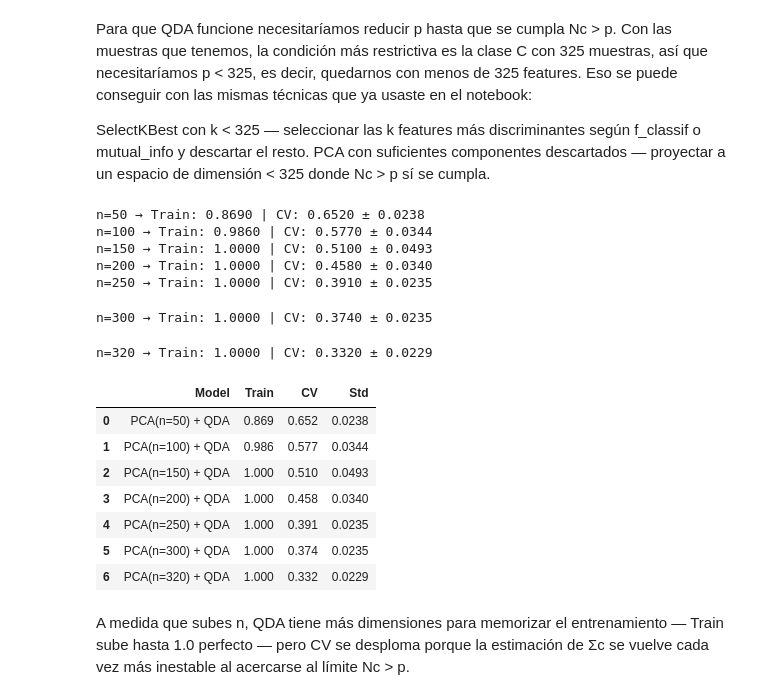
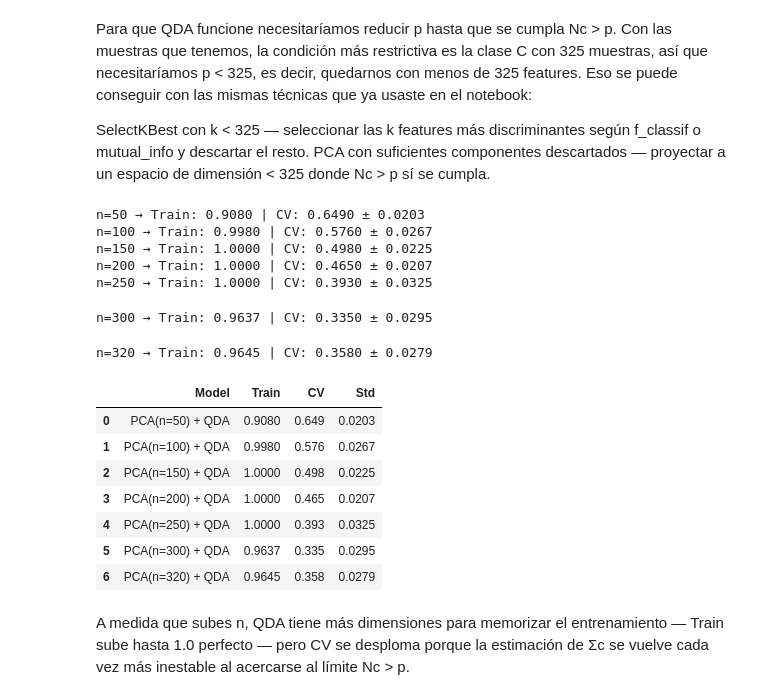
Before and after one commit to lauragagonzalez/SegundaPracticaAAII, a Jupyter notebook: analisisdiscriminatorio.ipynb, the cells around one changed output. Saved outputs shown, nothing was run; the diff lists cells and outputs as text; code cells hidden in the pictures.

```diff
--- a/analisisdiscriminatorio.ipynb
+++ b/analisisdiscriminatorio.ipynb
@@ -524,3 +524,42 @@ train, mean, std = evaluate(lda_final, X, y)
 print(f"LDA final → Train: {train:.4f} | CV: {mean:.4f} ± {std:.4f}")
 # %% [output]
 LDA final → Train: 0.7642 | CV: 0.7630 ± 0.0238
+# %%
+from sklearn.pipeline import Pipeline
+from sklearn.preprocessing import PowerTransformer, StandardScaler, RobustScaler
+from sklearn.discriminant_analysis import LinearDiscriminantAnalysis
+from sklearn.feature_selection import SelectKBest, mutual_info_classif, f_classif
+from sklearn.model_selection import GridSearchCV
+
+# Pipeline base
+pipe = Pipeline([
+    ("scaler", PowerTransformer()),
+    ("reduce", SelectKBest()),
+    ("lda", LinearDiscriminantAnalysis(solver="lsqr"))
+])
+
+# Grid de parámetros (CORRECTO)
+param_grid = {
+    "scaler": [StandardScaler(), RobustScaler()],
+    "reduce": [SelectKBest(f_classif), SelectKBest(mutual_info_classif)],
+    "reduce__k": [5, 10, 15, 20, 25, 30, 100, 200, 300, "all"],
+    "lda__shrinkage": [0.0, 0.3, 0.5, 0.7, 0.9, 0.95, 0.98, 1.0]
+}
+
+# Grid Search
+grid = GridSearchCV(
+    pipe,
+    param_grid,
+    cv=cv,
+    scoring="accuracy",
+    n_jobs=-1
+)
+
+grid.fit(X, y)
+best_model = grid.best_estimator_
+
+train_acc, cv_acc, cv_std = evaluate(best_model, X, y)
+
+print(f"\nBest config     : {grid.best_params_}")
+print(f"Train accuracy  : {train_acc:.4f}")
+print(f"CV accuracy     : {cv_acc:.4f} ± {cv_std:.4f}")
@@ -572,46 +649,44 @@ PCA con suficientes componentes descartados — proyectar a un espacio de dimens
 # %%
 from sklearn.pipeline import Pipeline
 from sklearn.preprocessing import PowerTransformer
 from sklearn.decomposition import PCA
 from sklearn.discriminant_analysis import QuadraticDiscriminantAnalysis
 from sklearn.model_selection import cross_val_score
 
 # Nc mínimo = 325 (clase C), necesitamos p < 325
 # Probamos varios valores de n_components para ver cuál funciona mejor
 results_qda_pca = []
-
 for n in [50, 100, 150, 200, 250, 300, 320]:
     qda_pca = Pipeline([
         ("scaler",   PowerTransformer()),
         ("pca",      PCA(n_components=n)),
         ("qda",      QuadraticDiscriminantAnalysis())
     ])
-    evaluate(qda_pca, X, y)
+    train_score, val_score, val_std = evaluate(qda_pca, X, y)  # ahora sí se guarda
     results_qda_pca.append([
         f"PCA(n={n}) + QDA",
         round(train_score, 4),
         round(val_score, 4),
         round(val_std, 4)
     ])
     print(f"n={n} → Train: {train_score:.4f} | CV: {val_score:.4f} ± {val_std:.4f}")
-
 pd.DataFrame(results_qda_pca, columns=["Model", "Train", "CV", "Std"])
 # %% [output]
-n=50 → Train: 0.8690 | CV: 0.6520 ± 0.0238
-n=100 → Train: 0.9860 | CV: 0.5770 ± 0.0344
-n=150 → Train: 1.0000 | CV: 0.5100 ± 0.0493
-n=200 → Train: 1.0000 | CV: 0.4580 ± 0.0340
-n=250 → Train: 1.0000 | CV: 0.3910 ± 0.0235
+n=50 → Train: 0.9080 | CV: 0.6490 ± 0.0203
+n=100 → Train: 0.9980 | CV: 0.5760 ± 0.0267
+n=150 → Train: 1.0000 | CV: 0.4980 ± 0.0225
+n=200 → Train: 1.0000 | CV: 0.4650 ± 0.0207
+n=250 → Train: 1.0000 | CV: 0.3930 ± 0.0325
-n=300 → Train: 1.0000 | CV: 0.3740 ± 0.0235
+n=300 → Train: 0.9637 | CV: 0.3350 ± 0.0295
-n=320 → Train: 1.0000 | CV: 0.3320 ± 0.0229
+n=320 → Train: 0.9645 | CV: 0.3580 ± 0.0279
 |  | Model | Train | CV | Std |
-| 0 | PCA(n=50) + QDA | 0.869 | 0.652 | 0.0238 |
-| 1 | PCA(n=100) + QDA | 0.986 | 0.577 | 0.0344 |
-| 2 | PCA(n=150) + QDA | 1.000 | 0.510 | 0.0493 |
-| 3 | PCA(n=200) + QDA | 1.000 | 0.458 | 0.0340 |
-| 4 | PCA(n=250) + QDA | 1.000 | 0.391 | 0.0235 |
-| 5 | PCA(n=300) + QDA | 1.000 | 0.374 | 0.0235 |
-| 6 | PCA(n=320) + QDA | 1.000 | 0.332 | 0.0229 |
+| 0 | PCA(n=50) + QDA | 0.9080 | 0.649 | 0.0203 |
+| 1 | PCA(n=100) + QDA | 0.9980 | 0.576 | 0.0267 |
+| 2 | PCA(n=150) + QDA | 1.0000 | 0.498 | 0.0225 |
+| 3 | PCA(n=200) + QDA | 1.0000 | 0.465 | 0.0207 |
+| 4 | PCA(n=250) + QDA | 1.0000 | 0.393 | 0.0325 |
+| 5 | PCA(n=300) + QDA | 0.9637 | 0.335 | 0.0295 |
+| 6 | PCA(n=320) + QDA | 0.9645 | 0.358 | 0.0279 |
 # %% [markdown]
 A medida que subes n, QDA tiene más dimensiones para memorizar el entrenamiento — Train sube hasta 1.0 perfecto — pero CV se desploma porque la estimación de Σc se vuelve cada vez más inestable al acercarse al límite Nc > p.
 # %% [markdown]
```
Also changed, not shown: parts of 5 cells of this notebook.
